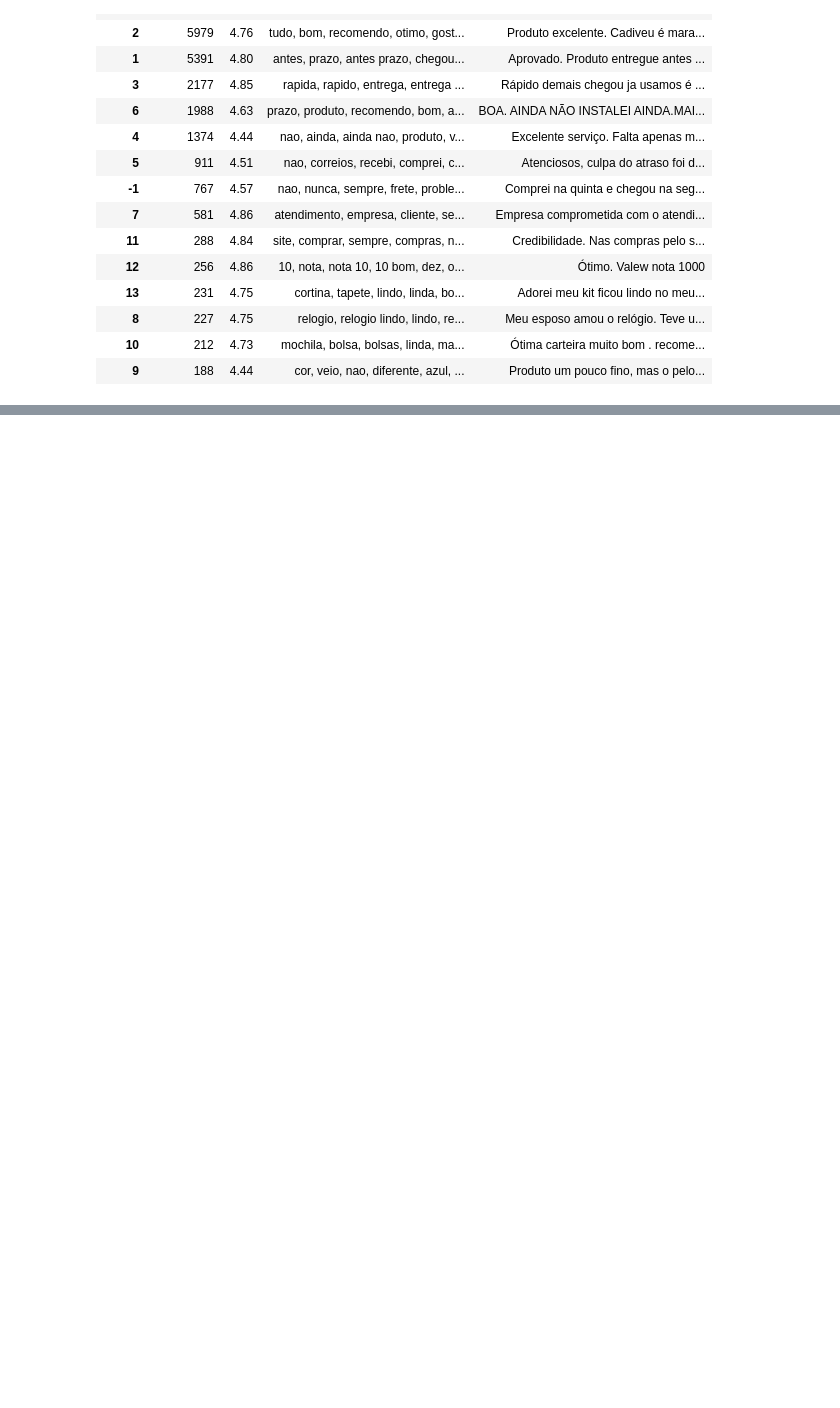
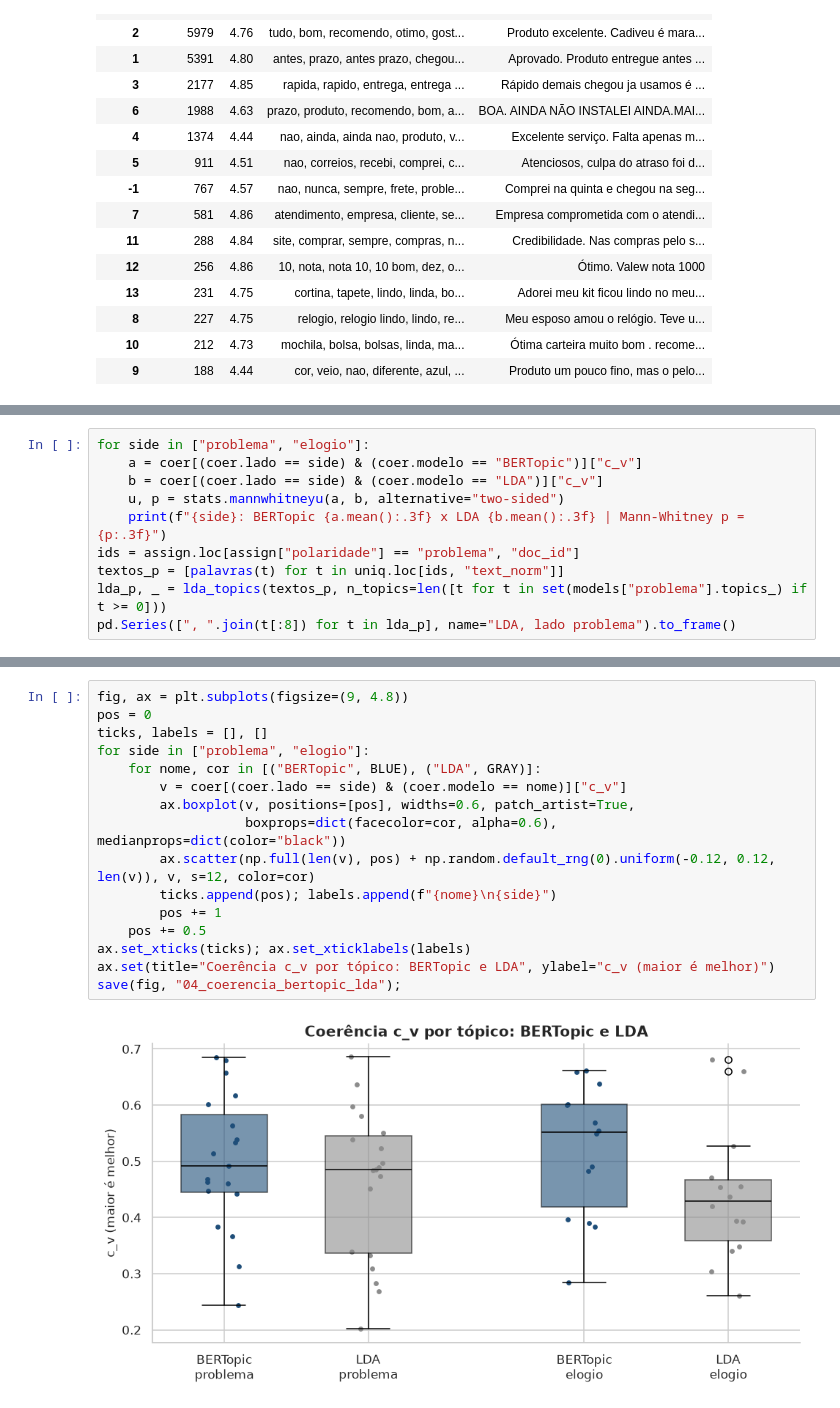
Before and after one commit to guillecosme/fiap-ai-scientist-tech-challenge-fase-04, a Jupyter notebook: notebooks/04_mapa_de_temas.ipynb, the cells around one changed output, grey strips where cells are left out. Saved outputs shown, nothing was run; the diff lists cells and outputs as text; blank space fills up the shorter version.

Commit message:
comparacao com lda pela coerencia c_v

```diff
--- a/notebooks/04_mapa_de_temas.ipynb
+++ b/notebooks/04_mapa_de_temas.ipynb
@@ -118,0 +155,10 @@ A comparação com LDA e os temas nomeados vêm nas próximas etapas deste noteb
+# %%
+for side in ["problema", "elogio"]:
+    a = coer[(coer.lado == side) & (coer.modelo == "BERTopic")]["c_v"]
+    b = coer[(coer.lado == side) & (coer.modelo == "LDA")]["c_v"]
+    u, p = stats.mannwhitneyu(a, b, alternative="two-sided")
+    print(f"{side}: BERTopic {a.mean():.3f} x LDA {b.mean():.3f} | Mann-Whitney p = {p:.3f}")
+ids = assign.loc[assign["polaridade"] == "problema", "doc_id"]
+textos_p = [palavras(t) for t in uniq.loc[ids, "text_norm"]]
+lda_p, _ = lda_topics(textos_p, n_topics=len([t for t in set(models["problema"].topics_) if t >= 0]))
+pd.Series([", ".join(t[:8]) for t in lda_p], name="LDA, lado problema").to_frame()
@@ -118,0 +185,18 @@ A comparação com LDA e os temas nomeados vêm nas próximas etapas deste noteb
+# %%
+fig, ax = plt.subplots(figsize=(9, 4.8))
+pos = 0
+ticks, labels = [], []
+for side in ["problema", "elogio"]:
+    for nome, cor in [("BERTopic", BLUE), ("LDA", GRAY)]:
+        v = coer[(coer.lado == side) & (coer.modelo == nome)]["c_v"]
+        ax.boxplot(v, positions=[pos], widths=0.6, patch_artist=True,
+                   boxprops=dict(facecolor=cor, alpha=0.6), medianprops=dict(color="black"))
+        ax.scatter(np.full(len(v), pos) + np.random.default_rng(0).uniform(-0.12, 0.12, len(v)), v, s=12, color=cor)
+        ticks.append(pos); labels.append(f"{nome}\n{side}")
+        pos += 1
+    pos += 0.5
+ax.set_xticks(ticks); ax.set_xticklabels(labels)
+ax.set(title="Coerência c_v por tópico: BERTopic e LDA", ylabel="c_v (maior é melhor)")
+save(fig, "04_coerencia_bertopic_lda");
+# %% [output]
+[figure, added]
```
Also changed, not shown: parts of 7 cells of this notebook, 2 other files.
